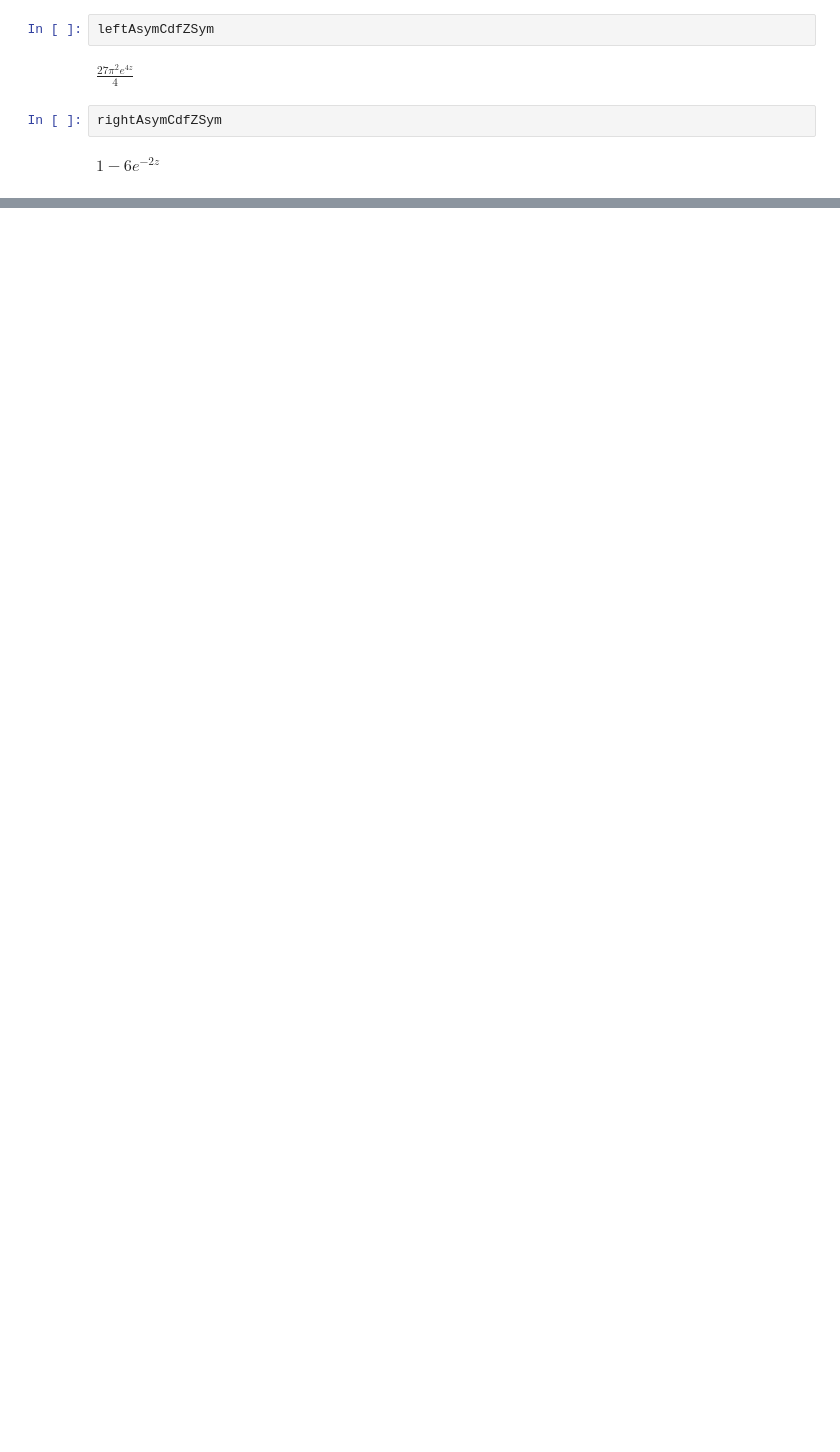
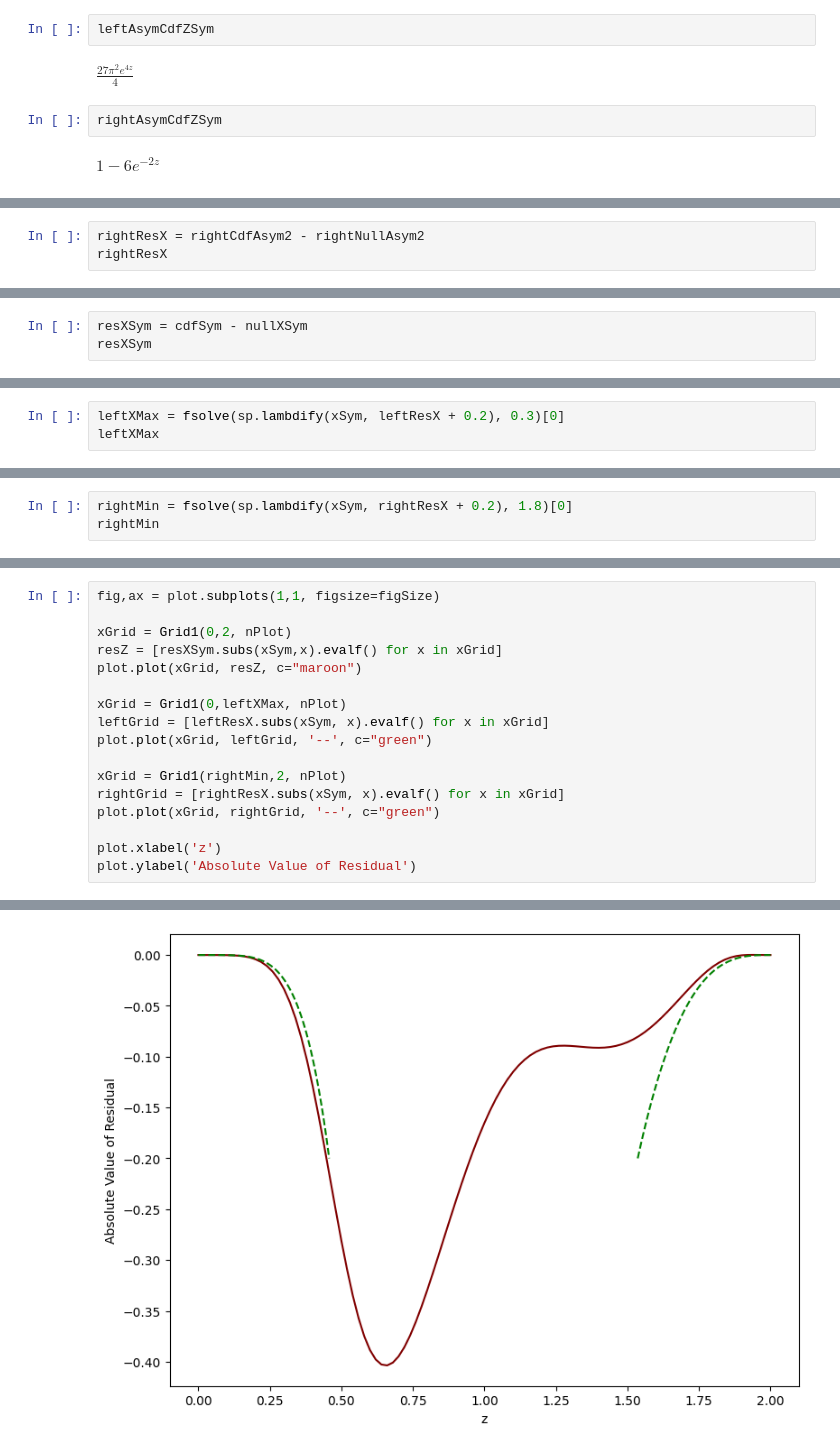
Before and after one commit to DesignToolInvestor/ManetSim, a Jupyter notebook: CdfFit/Note Books/dist_b_cdf_asym.ipynb, the cells around one changed output, grey strips where cells are left out. Saved outputs shown, nothing was run; the diff lists cells and outputs as text; blank space fills up the shorter version.

```diff
--- a/CdfFit/Note Books/dist_b_cdf_asym.ipynb
+++ b/CdfFit/Note Books/dist_b_cdf_asym.ipynb
@@ -397,0 +525,3 @@ Text(0, 0.5, 'Residual')
+# %%
+rightResX = rightCdfAsym2 - rightNullAsym2
+rightResX
@@ -397,0 +532,3 @@ Text(0, 0.5, 'Residual')
+# %%
+resXSym = cdfSym - nullXSym
+resXSym
@@ -397,0 +537,3 @@ Text(0, 0.5, 'Residual')
+# %%
+leftXMax = fsolve(sp.lambdify(xSym, leftResX + 0.2), 0.3)[0]
+leftXMax
@@ -397,0 +542,3 @@ Text(0, 0.5, 'Residual')
+# %%
+rightMin = fsolve(sp.lambdify(xSym, rightResX + 0.2), 1.8)[0]
+rightMin
@@ -397,0 +547,18 @@ Text(0, 0.5, 'Residual')
+# %%
+fig,ax = plot.subplots(1,1, figsize=figSize)
+
+xGrid = Grid1(0,2, nPlot)
+resZ = [resXSym.subs(xSym,x).evalf() for x in xGrid]
+plot.plot(xGrid, resZ, c="maroon")
+
+xGrid = Grid1(0,leftXMax, nPlot)
+leftGrid = [leftResX.subs(xSym, x).evalf() for x in xGrid]
+plot.plot(xGrid, leftGrid, '--', c="green")
+
+xGrid = Grid1(rightMin,2, nPlot)
+rightGrid = [rightResX.subs(xSym, x).evalf() for x in xGrid]
+plot.plot(xGrid, rightGrid, '--', c="green")
+
+plot.xlabel('z')
+plot.ylabel('Absolute Value of Residual')
+# %% [output]
@@ -397,0 +566 @@ Text(0, 0.5, 'Residual')
+[figure, added]
```
Also changed, not shown: parts of 97 cells of this notebook.
